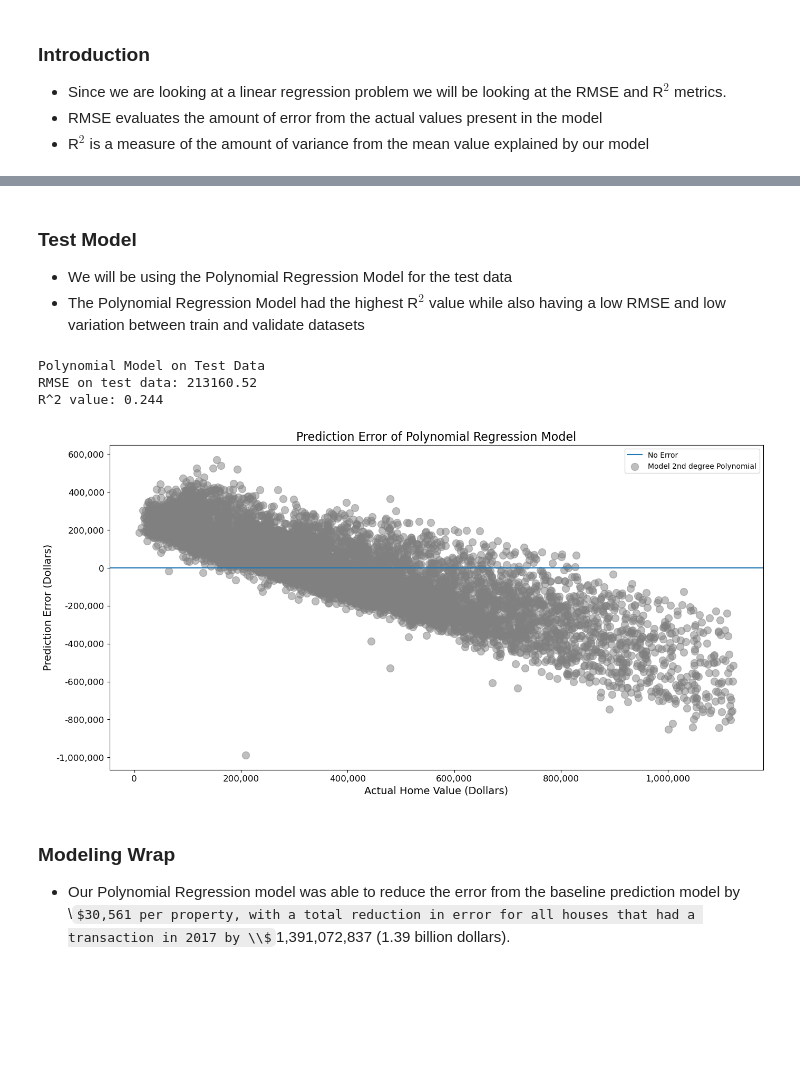
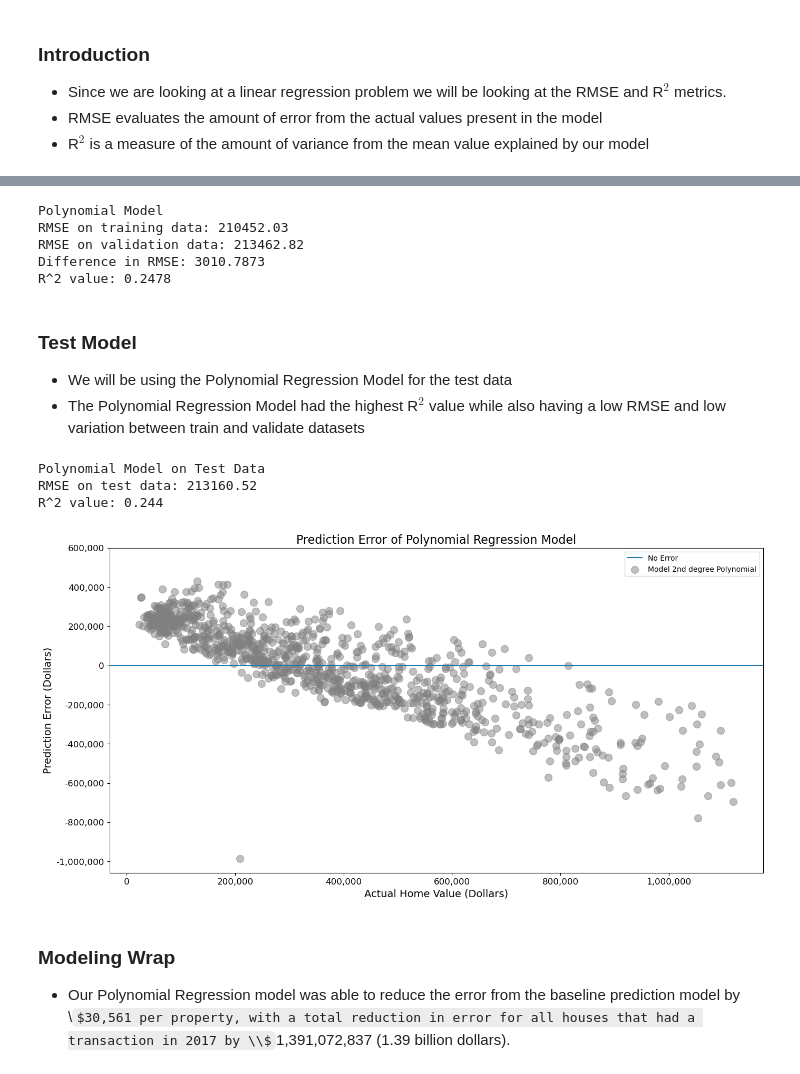
Before and after one commit to Adam-Harris87/regression-project, a Jupyter notebook: final_report.ipynb, the cells around one changed output, grey strips where cells are left out. Cells and saved outputs as stored; diff of their text form; code cells hidden in the pictures; some formulas as TeX source; blank space fills up the shorter version.

```diff
--- a/final_report.ipynb
+++ b/final_report.ipynb
@@ -178,17 +176,30 @@ R^2 value: 0.2478
+# %%
+# get metrics on our polynomial regression model
+lm2, X_test_degree2 = m.get_polynomial_model(X_train_scaled, y_train,
+                         X_validate_scaled, y_validate,
+                         X_test_scaled, f_features)
+# %% [output]
+Polynomial Model
+RMSE on training data: 210452.03
+RMSE on validation data: 213462.82
+Difference in RMSE: 3010.7873
+R^2 value: 0.2478
 # %% [markdown]
 ### Test Model
 * We will be using the Polynomial Regression Model for the test data
 * The Polynomial Regression Model had the highest R$^2$ value while also having a low RMSE and low variation between train and validate datasets
-# %%
-y_test = m.get_polynomial_test(lm2, X_test_degree2, y_test)
-# %% [output]
-Polynomial Model on Test Data
-RMSE on test data: 213160.52
-R^2 value: 0.244
-# %%
-m.get_pred_error_plot(y_test)
-# %% [output]
-[figure, removed]
+# %%
+# get metrics on our polynomial model using the test data
+y_test = m.get_polynomial_test(lm2, X_test_degree2, y_test)
+# %% [output]
+Polynomial Model on Test Data
+RMSE on test data: 213160.52
+R^2 value: 0.244
+# %%
+# get a plot of the prediction error in the test dataset to the actual values
+m.get_pred_error_plot(y_test.sample(1000))
+# %% [output]
+[figure, added]
 # %% [markdown]
 ### Modeling Wrap
 * Our Polynomial Regression model was able to reduce the error from the baseline prediction model by \\$30,561 per property, with a total reduction in error for all houses that had a transaction in 2017 by \\$1,391,072,837 (1.39 billion dollars).
```
Also changed, not shown: parts of 38 cells of this notebook, 3 other files.
